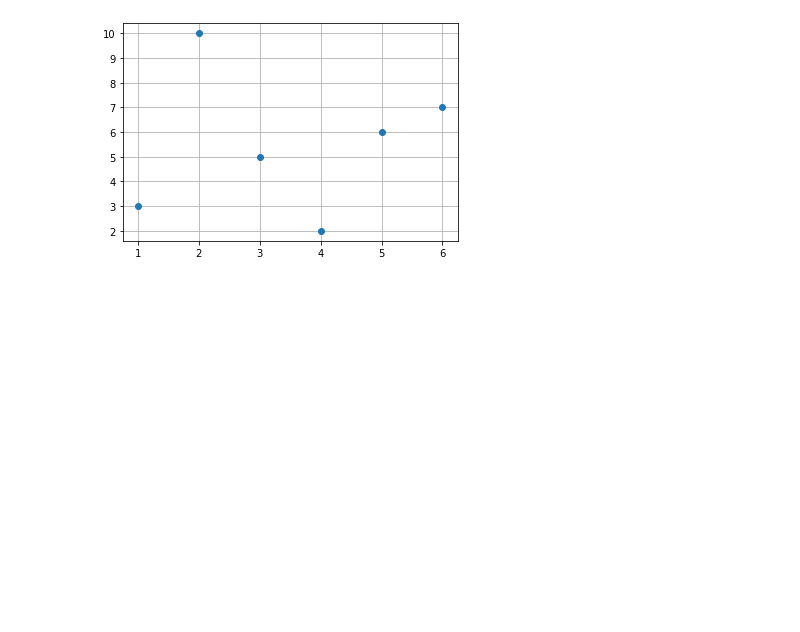
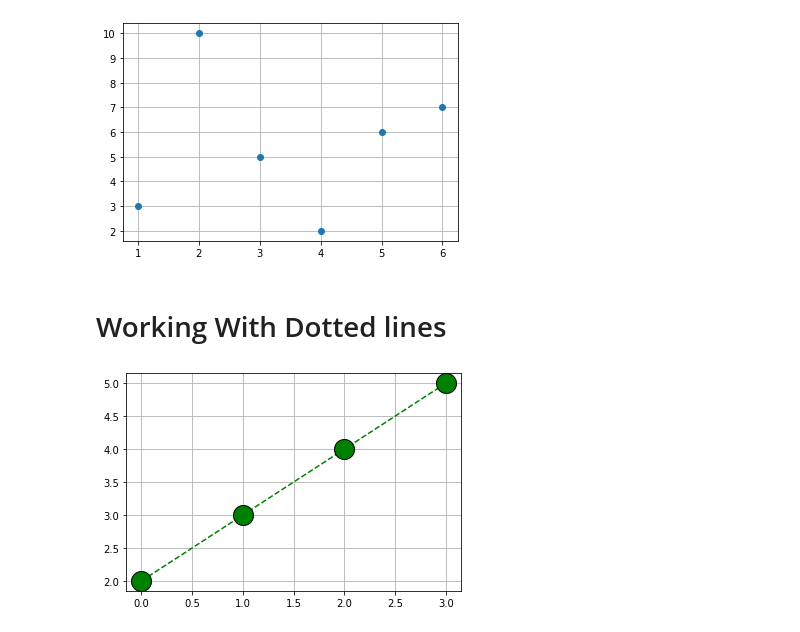
Before and after one commit to Taranathpoudel/Matplotlibrary, a Jupyter notebook: Matplot_examples.ipynb, the cells around one changed output. Saved outputs shown, nothing was run; the diff lists cells and outputs as text; code cells hidden in the pictures; blank space fills up the shorter version.

```diff
--- a/Matplot_examples.ipynb
+++ b/Matplot_examples.ipynb
@@ -59,3 +59,17 @@ plt.grid()
 plt.show()
 # %% [output]
 [figure]
+# %% [markdown]
+# Working With Dotted lines
+# %%
+import matplotlib.pyplot as plt
+import numpy as np
+
+y=np.array([2,3,4,5])
+plt.plot(y,'o--g',ms='20',mec='k') # m refers to megneta color and o refers to point type as circular
+# ms = marker size
+# mec = marker edge color
+plt.grid()
+plt.show()
+# %% [output]
+[figure, added]
```
